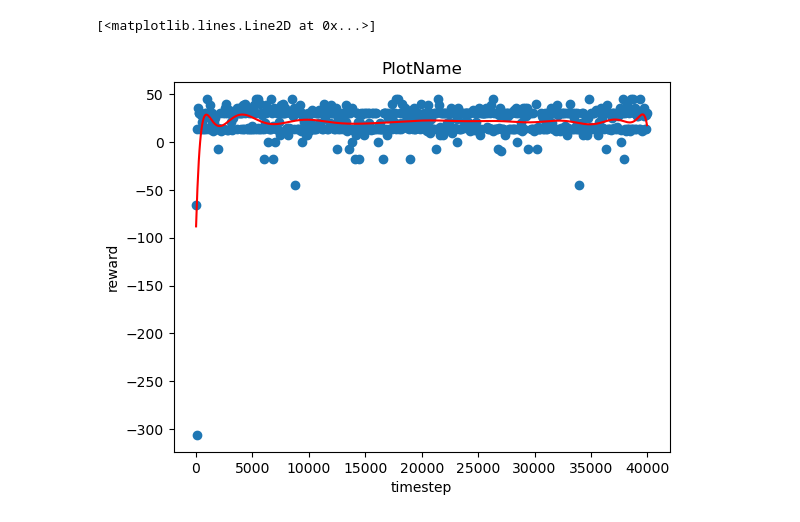
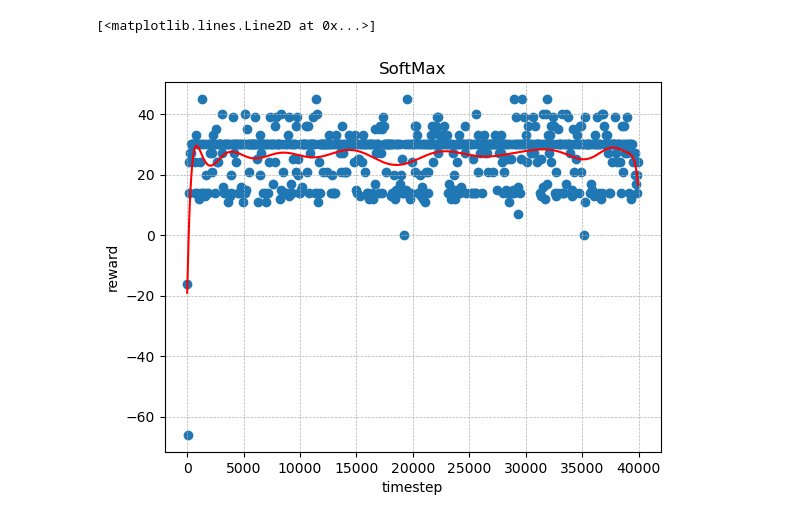
Before and after one commit to ObsidianXVI/QBrew, a Jupyter notebook: lib/grapher.ipynb, the cells around one changed output. Saved outputs shown, nothing was run; the diff lists cells and outputs as text; code cells hidden in the pictures.

Commit message:
data single function v0 snapshot

```diff
--- a/lib/grapher.ipynb
+++ b/lib/grapher.ipynb
@@ -3,7 +3,7 @@ import csv
 import numpy as np
 import matplotlib.pyplot as plt
 
-fileToAccess: str = "../data/eg_g1_v0.csv"
+fileToAccess: str = "../data/sm_g1_v0.csv"
 sampleRate: int = 60
 
 timesteps:list[int] = []
@@ -18,15 +18,16 @@ with open(fileToAccess) as f:
         timesteps.append(int(row[0]))
         reward.append(float(row[7]))
 # %%
-plotName: str = "PlotName"
+plotName: str = "SoftMax"
 plt.scatter(x=timesteps, y=reward)
 plt.xlabel("timestep")
 plt.ylabel("reward")
 plt.title(plotName)
 
 z = np.polyfit(timesteps, reward, 20)
 p = np.poly1d(z)
+plt.grid(linestyle="--", linewidth=0.5)
 plt.plot(timesteps, p(timesteps), "r")
 # %% [output]
 [<matplotlib.lines.Line2D at 0x...>]
-[figure, old version]
+[figure, new version]
```
Also changed, not shown: 5 other files.
